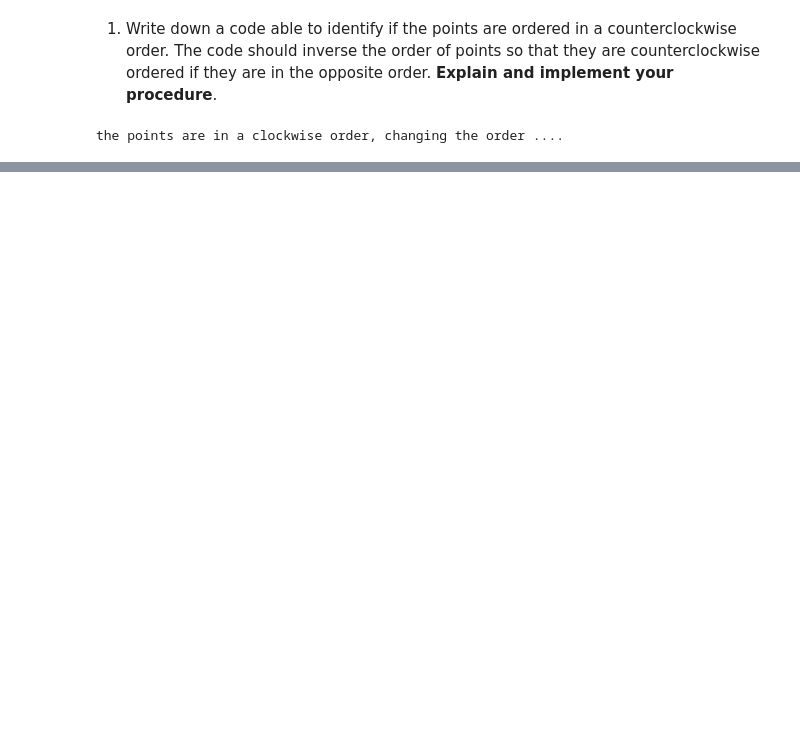
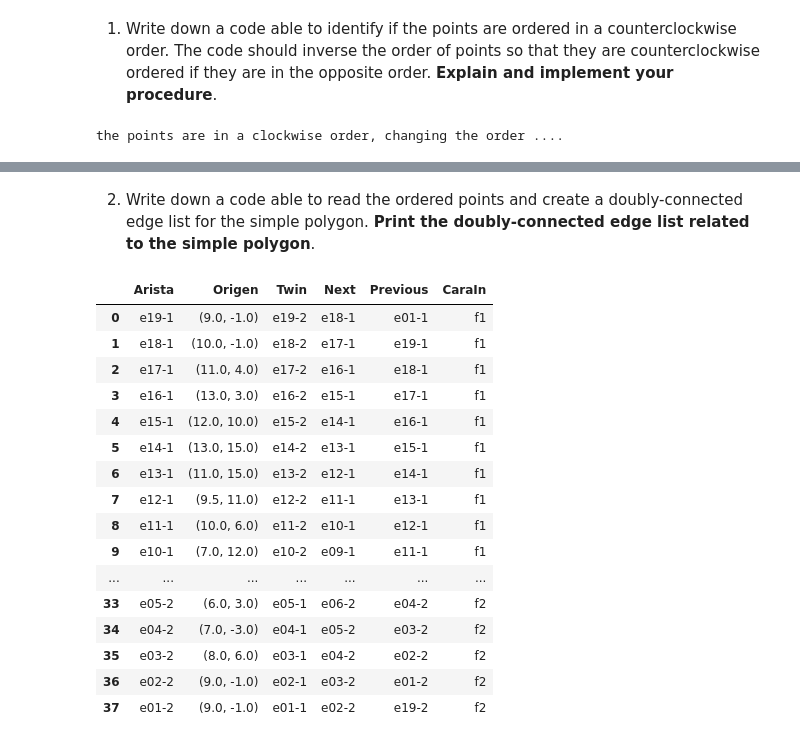
Before and after one commit to valeferreiraan/GeometriaComputacional, a Jupyter notebook: Tareas/Tarea2_ValeriaFerreira.ipynb, the cells around one changed output, grey strips where cells are left out. Cells and saved outputs as stored; diff of their text form; code cells hidden in the pictures; blank space fills up the shorter version.

```diff
--- a/Tareas/Tarea2_ValeriaFerreira.ipynb
+++ b/Tareas/Tarea2_ValeriaFerreira.ipynb
@@ -43,7 +43,7 @@ def toPoint(P):
   #pasa una lista de puntos a una lista de elementos de la clase puntos
   points = []
   for i in range(len(P)):
-    points.append(Point(P[i][0], P[i][1], 'p' + str(i+1)))
+    points.append(Point(P[i][0], P[i][1], 'p' + str(i+1).zfill(2)))
 
   return points
 # %%
@@ -90,0 +89,17 @@ the points are in a clockwise order, changing the order ....
+# %% [markdown]
+2. Write down a code able to read the ordered points and create a doubly-connected edge list for the simple polygon. **Print the doubly-connected edge list related to the simple polygon**.
+# %%
+#semi arista
+class HalfEdge:
+  def __init__(self, startp, endp):
+    self.startp = startp
+    self.endp = endp
+    self.twin = None
+    self.next = None
+    self.prev = None
+    self.face = None
+    self.name = f'e{startp.name[1]}{startp.name[2]}-1'
+
+  def __repr__(self):
+    #return(f"(inicio: {self.startp}, final: {self.endp})")
+    return (f'{self.name}')
@@ -90,0 +202,28 @@ the points are in a clockwise order, changing the order ....
+# %%
+edges = AssignValues(points)
+listOfEdges = ListOfedges(edges)
+listOfEdges
+
+#Agregar twins a las listas de aristas done
+# hacer lista de caras y vertices
+# identificar caras con los ciclos
+# hacer una lista con las 3 listas
+#Agregar una diagonal
+# %% [output]
+|  | Arista | Origen | Twin | Next | Previous | CaraIn |
+| 0 | e19-1 | (9.0, -1.0) | e19-2 | e18-1 | e01-1 | f1 |
+| 1 | e18-1 | (10.0, -1.0) | e18-2 | e17-1 | e19-1 | f1 |
+| 2 | e17-1 | (11.0, 4.0) | e17-2 | e16-1 | e18-1 | f1 |
+| 3 | e16-1 | (13.0, 3.0) | e16-2 | e15-1 | e17-1 | f1 |
+| 4 | e15-1 | (12.0, 10.0) | e15-2 | e14-1 | e16-1 | f1 |
+| 5 | e14-1 | (13.0, 15.0) | e14-2 | e13-1 | e15-1 | f1 |
+| 6 | e13-1 | (11.0, 15.0) | e13-2 | e12-1 | e14-1 | f1 |
+| 7 | e12-1 | (9.5, 11.0) | e12-2 | e11-1 | e13-1 | f1 |
+| 8 | e11-1 | (10.0, 6.0) | e11-2 | e10-1 | e12-1 | f1 |
+| 9 | e10-1 | (7.0, 12.0) | e10-2 | e09-1 | e11-1 | f1 |
+| ... | ... | ... | ... | ... | ... | ... |
+| 33 | e05-2 | (6.0, 3.0) | e05-1 | e06-2 | e04-2 | f2 |
+| 34 | e04-2 | (7.0, -3.0) | e04-1 | e05-2 | e03-2 | f2 |
+| 35 | e03-2 | (8.0, 6.0) | e03-1 | e04-2 | e02-2 | f2 |
+| 36 | e02-2 | (9.0, -1.0) | e02-1 | e03-2 | e01-2 | f2 |
+| 37 | e01-2 | (9.0, -1.0) | e01-1 | e02-2 | e19-2 | f2 |
```
Also changed, not shown: parts of 15 cells of this notebook, 1 other file.
